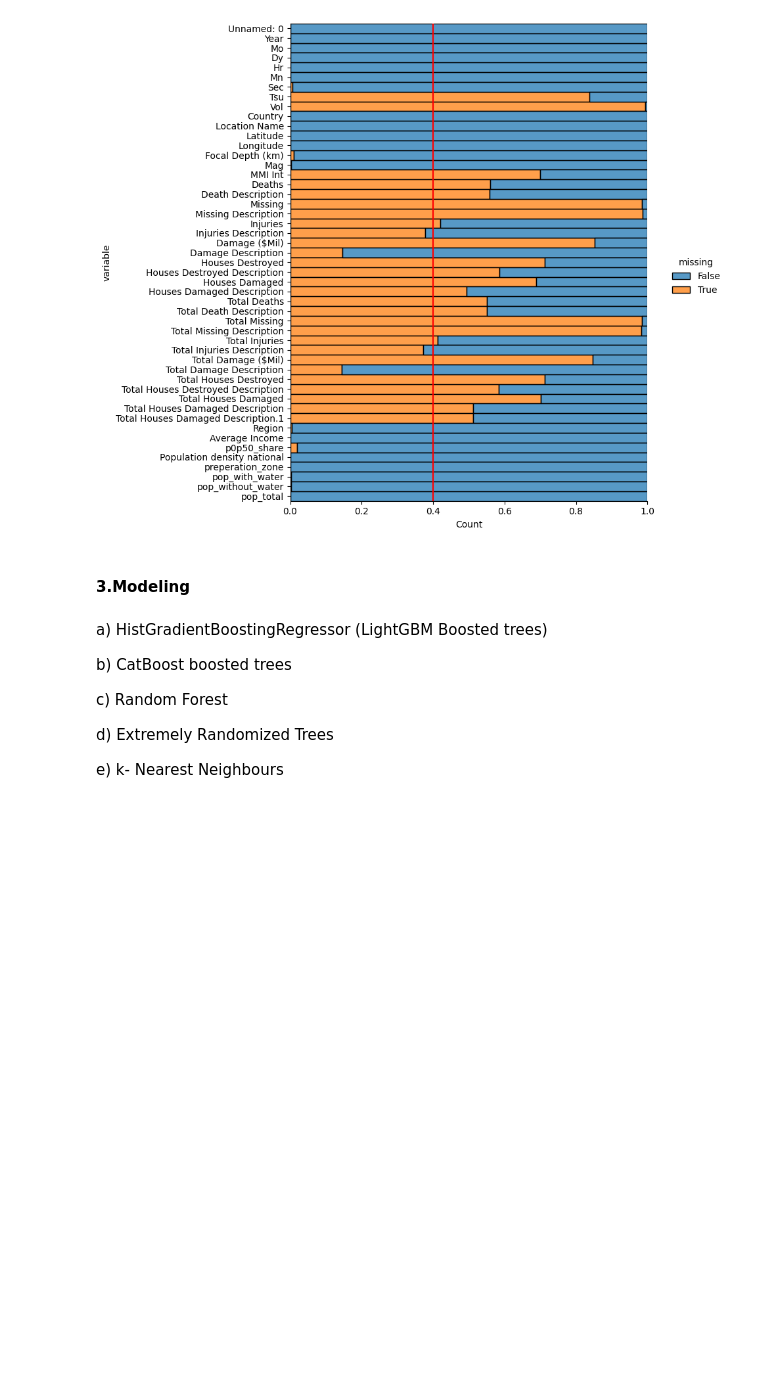
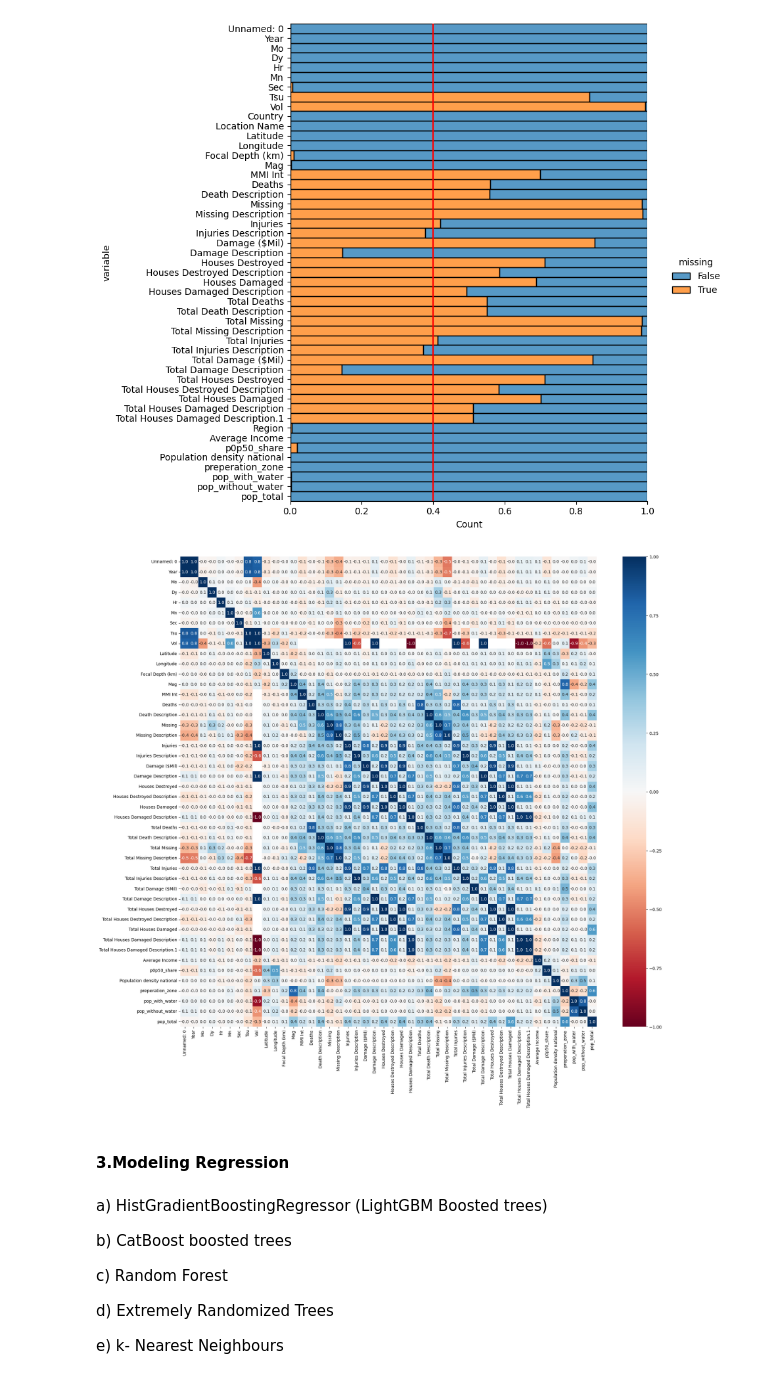
Before and after one commit to Awesomo1/Earthquake-Project, a Jupyter notebook: Earthquake_Modeling.ipynb, the cells around one changed output. Saved outputs shown, nothing was run; the diff lists cells and outputs as text; code cells hidden in the pictures; blank space fills up the shorter version.

```diff
--- a/Earthquake_Modeling.ipynb
+++ b/Earthquake_Modeling.ipynb
@@ -115,8 +113,22 @@ plt.axvline(0.4, color='r')
 # %% [output]
 <matplotlib.lines.Line2D at 0x...>
 [figure]
+# %%
+num_df = df.select_dtypes(include='number')
+cat_df = df.select_dtypes(exclude='number')
+
+
+corr_matrix = num_df.corr()
+
+fig, ax = plt.subplots()
+fig.set_size_inches(22, 20)
+corr = sns.heatmap(corr_matrix, annot=True, fmt=".1f", cmap="RdBu", center=0, ax=ax)
+
+corr.figure.savefig('corr_heatmap.png')
+# %% [output]
+[figure, added]
 # %% [markdown]
-#### 3.Modeling
+#### 3.Modeling Regression
 # %% [markdown]
 a) HistGradientBoostingRegressor (LightGBM Boosted trees)
 
```
Also changed, not shown: parts of 17 cells of this notebook.
